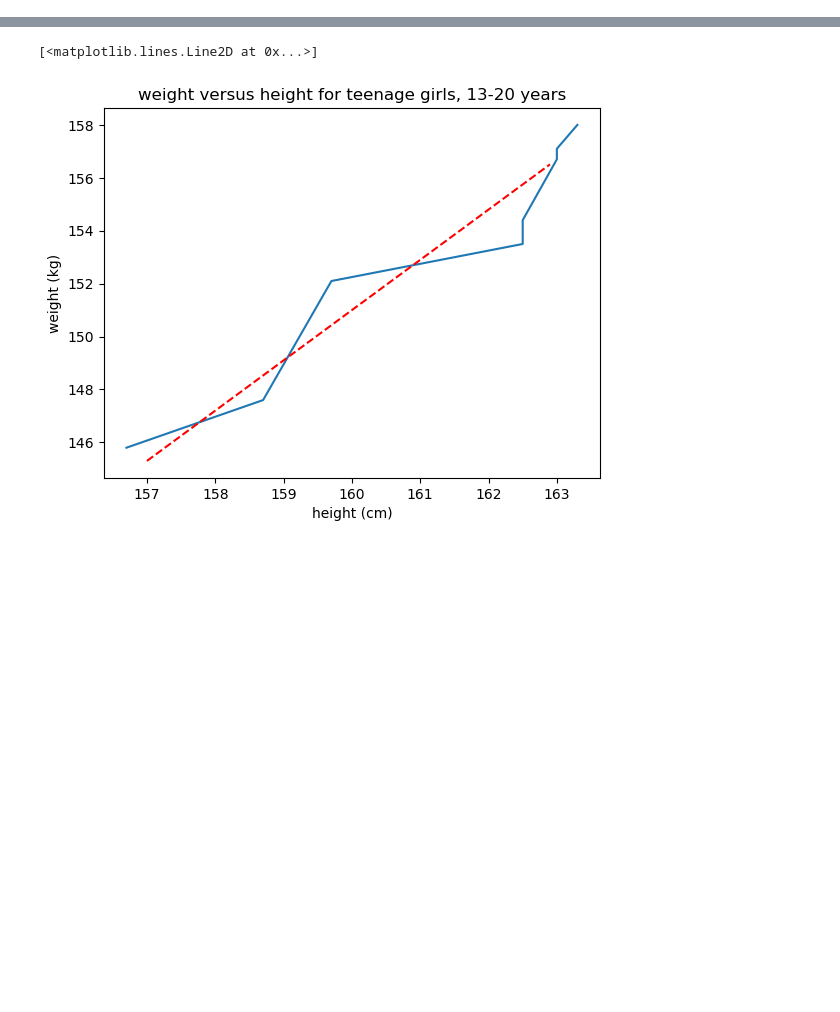
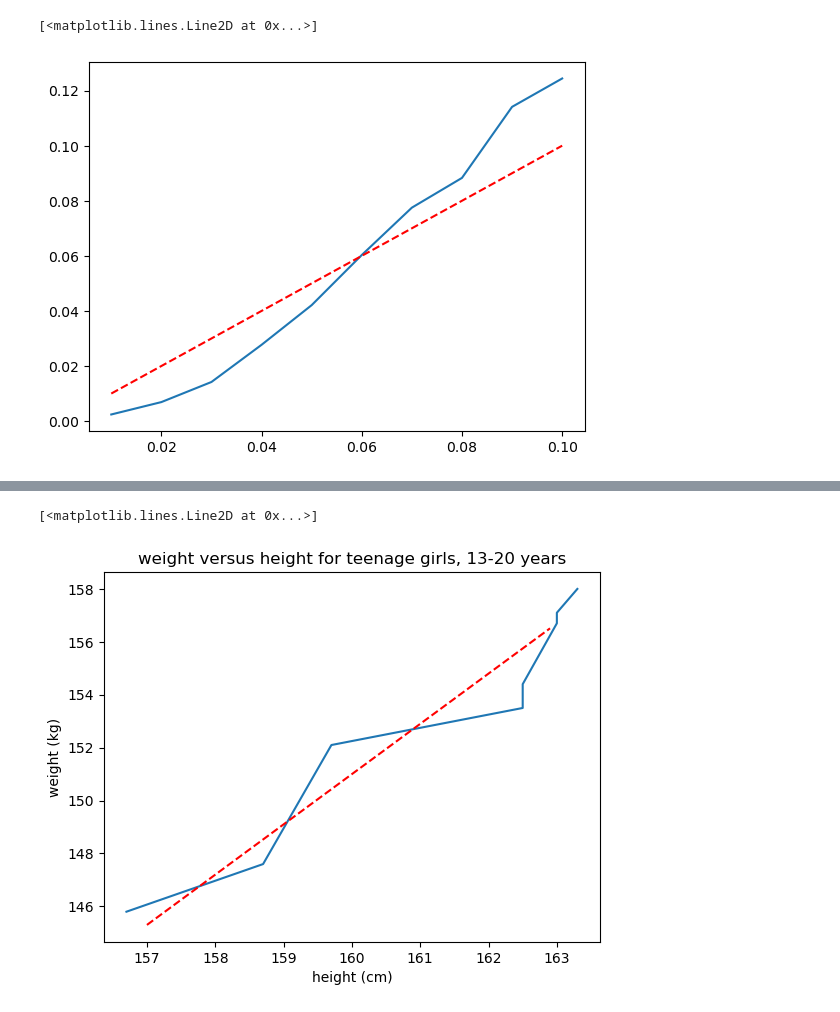
Before and after one commit to WeileiZeng/CSS-code-zoo, a Jupyter notebook: plot.ipynb, the cells around one changed output, grey strips where cells are left out. Saved outputs shown, nothing was run; the diff lists cells and outputs as text; code cells hidden in the pictures; blank space fills up the shorter version.

Commit message:
add simulation for Steane codes with plot

```diff
--- a/plot.ipynb
+++ b/plot.ipynb
@@ -28,0 +10,3 @@ hello.md  Makefile  Makefile~  simulation-data.ipynb
+# %%
+data = json.load(open('tmp.json'))
+data['data_map']
@@ -28,0 +24,19 @@ hello.md  Makefile  Makefile~  simulation-data.ipynb
+# %%
+def data2plot(data_columns):
+    p_qubit=[]
+    p_block=[]
+    for pair in data_columns:
+        p_qubit.append(pair[0])
+        p_block.append(pair[1])
+    return p_qubit,p_block
+p_qubit,p_block = data2plot(data['data_map'])
+# %%
+#plt.plot(data['data_map'])
+plt.plot(p_qubit,p_block)
+
+h = np.array(p_qubit)
+# red dashes, blue squares and green triangles
+plt.plot(h, h, 'r--')
+# %% [output]
+[<matplotlib.lines.Line2D at 0x...>]
+[figure, added]
```
Also changed, not shown: parts of 11 cells of this notebook.
